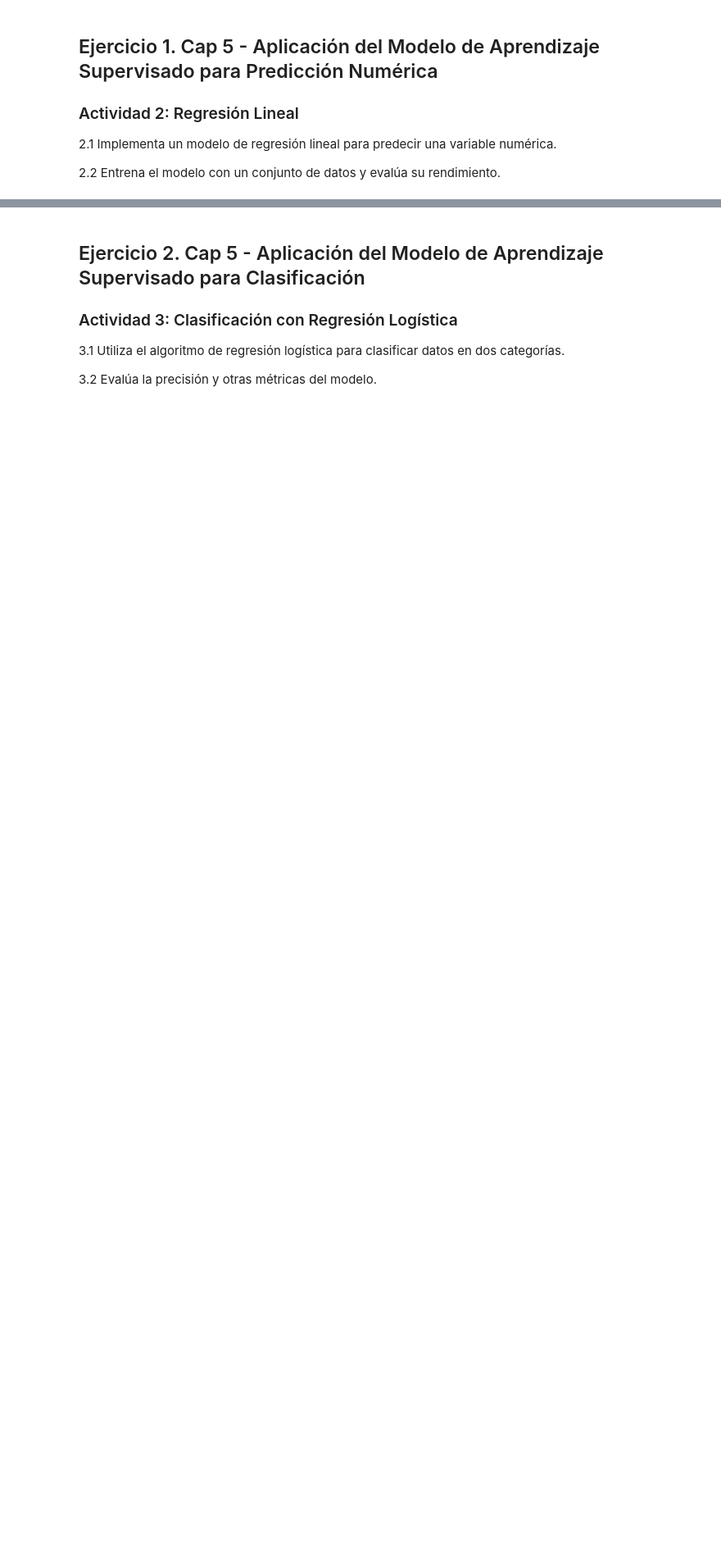
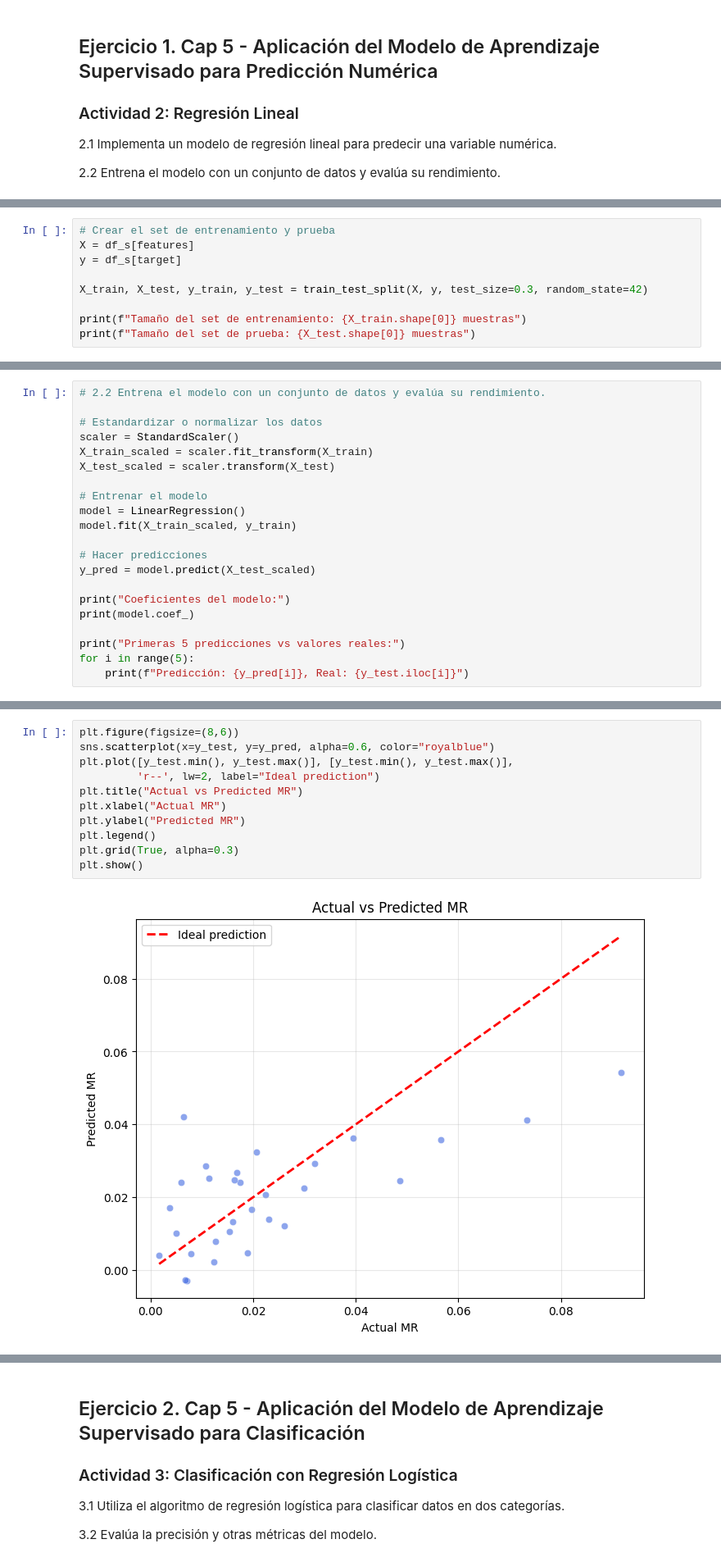
Before and after one commit to alanPalma25/sic-2025-python-ai, a Jupyter notebook: ia_module/activities/sem09_asin_capítulo3_AI (1).ipynb, the cells around one changed output, grey strips where cells are left out. Shown: that part at 82% size. Saved outputs shown, nothing was run; the diff lists cells and outputs as text; blank space fills up the shorter version.

```diff
--- a/ia_module/activities/sem09_asin_capítulo3_AI (1).ipynb
+++ b/ia_module/activities/sem09_asin_capítulo3_AI (1).ipynb
@@ -80,0 +224,9 @@ ___
+# %%
+# Crear el set de entrenamiento y prueba
+X = df_s[features]
+y = df_s[target]
+
+X_train, X_test, y_train, y_test = train_test_split(X, y, test_size=0.3, random_state=42)
+
+print(f"Tamaño del set de entrenamiento: {X_train.shape[0]} muestras")
+print(f"Tamaño del set de prueba: {X_test.shape[0]} muestras")
@@ -80,0 +236,21 @@ ___
+# %%
+# 2.2 Entrena el modelo con un conjunto de datos y evalúa su rendimiento.
+
+# Estandardizar o normalizar los datos
+scaler = StandardScaler()
+X_train_scaled = scaler.fit_transform(X_train)
+X_test_scaled = scaler.transform(X_test)
+
+# Entrenar el modelo
+model = LinearRegression()
+model.fit(X_train_scaled, y_train)
+
+# Hacer predicciones
+y_pred = model.predict(X_test_scaled)
+
+print("Coeficientes del modelo:")
+print(model.coef_)
+
+print("Primeras 5 predicciones vs valores reales:")
+for i in range(5):
+    print(f"Predicción: {y_pred[i]}, Real: {y_test.iloc[i]}")
@@ -80,0 +281,13 @@ ___
+# %%
+plt.figure(figsize=(8,6))
+sns.scatterplot(x=y_test, y=y_pred, alpha=0.6, color="royalblue")
+plt.plot([y_test.min(), y_test.max()], [y_test.min(), y_test.max()],
+         'r--', lw=2, label="Ideal prediction")
+plt.title("Actual vs Predicted MR")
+plt.xlabel("Actual MR")
+plt.ylabel("Predicted MR")
+plt.legend()
+plt.grid(True, alpha=0.3)
+plt.show()
+# %% [output]
+[figure, added]
```
Also changed, not shown: parts of 24 cells of this notebook, 1 other file.
